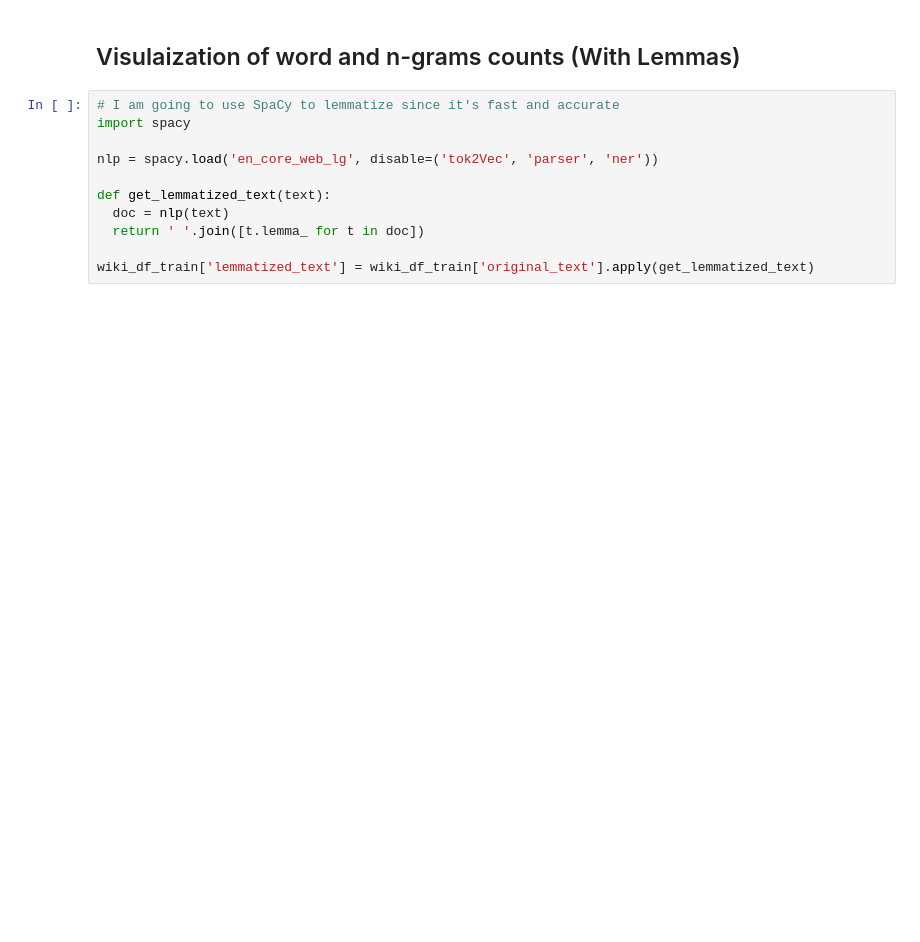
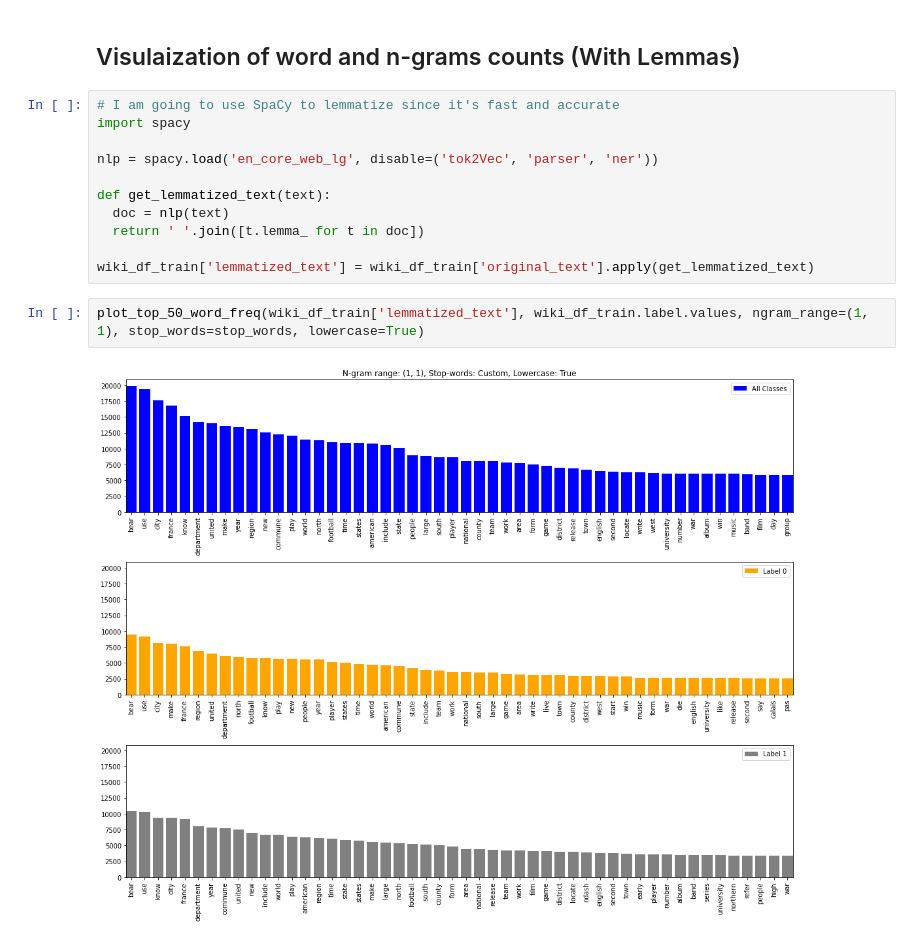
Before and after one commit to Tstrebe2/predicting-text-difficulty, a Jupyter notebook: code/tim-wiki-eda.ipynb, the cells around one changed output. Drawn from its saved outputs; the diff is of its cells as text; blank space fills up the shorter version.

```diff
--- a/code/tim-wiki-eda.ipynb
+++ b/code/tim-wiki-eda.ipynb
@@ -191,3 +198,7 @@ def get_lemmatized_text(text):
   return ' '.join([t.lemma_ for t in doc])
 
 wiki_df_train['lemmatized_text'] = wiki_df_train['original_text'].apply(get_lemmatized_text)
+# %%
+plot_top_50_word_freq(wiki_df_train['lemmatized_text'], wiki_df_train.label.values, ngram_range=(1, 1), stop_words=stop_words, lowercase=True)
+# %% [output]
+[figure, added]
```
Also changed, not shown: parts of 21 cells of this notebook.
